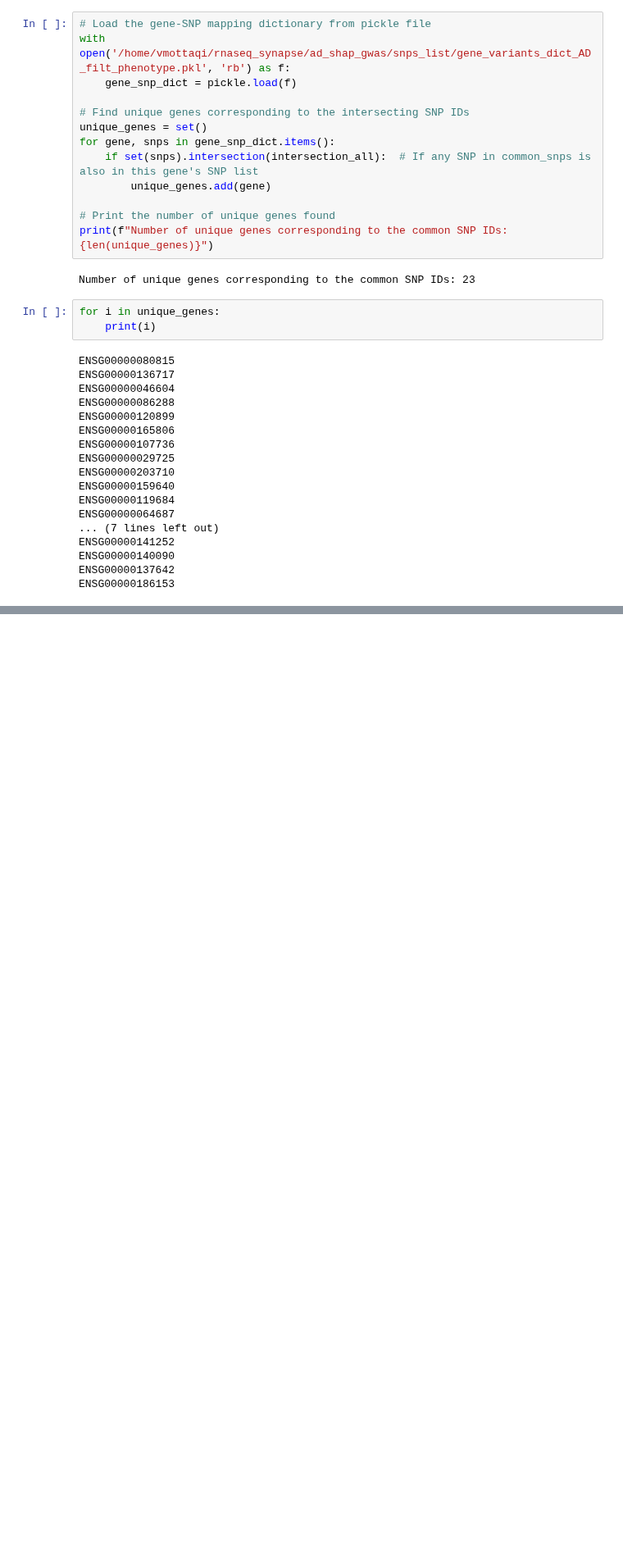
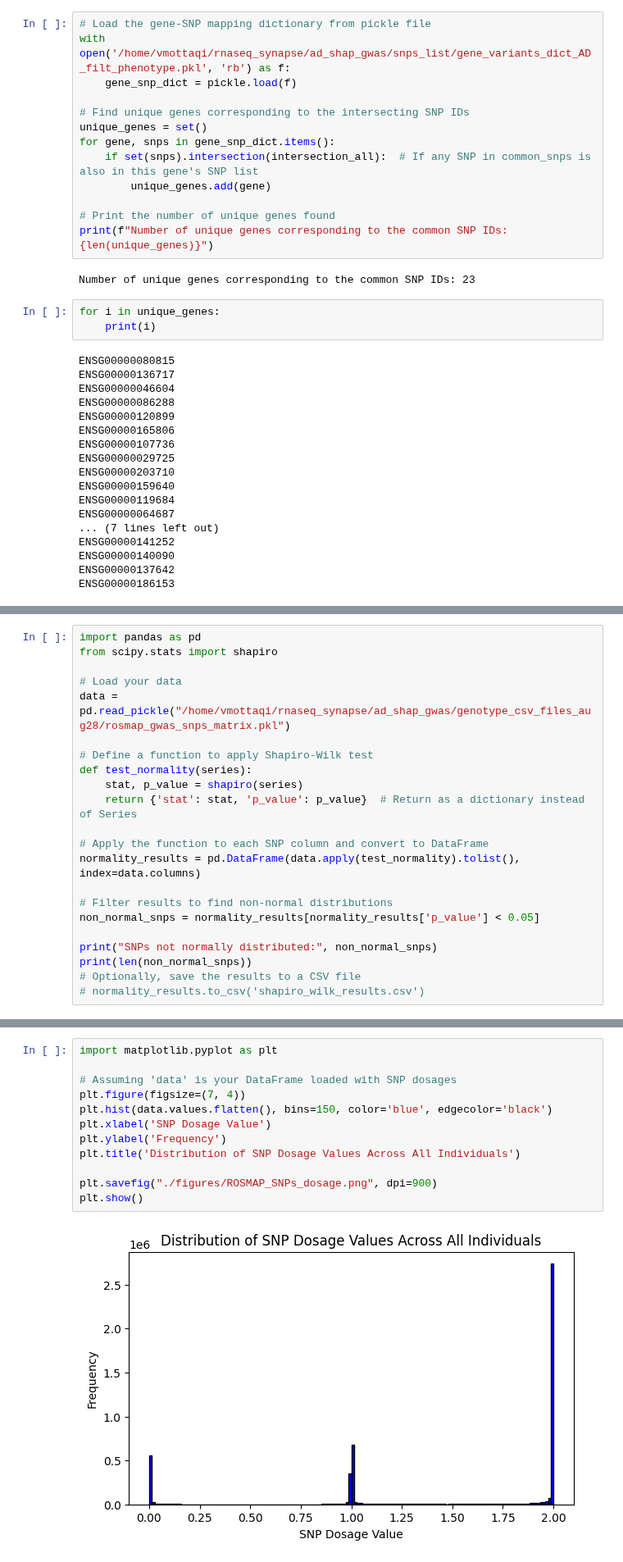
Before and after one commit to mmottaqii/AD-Biomarkers-MultiOmics, a Jupyter notebook: scripts/review_aug_26.ipynb, the cells around one changed output, grey strips where cells are left out. Shown at 82% size. Drawn from its saved outputs; the diff is of its cells as text; blank space fills up the shorter version.

```diff
--- a/scripts/review_aug_26.ipynb
+++ b/scripts/review_aug_26.ipynb
@@ -1132,0 +1208,22 @@ ENSG00000186153
+# %%
+import pandas as pd
+from scipy.stats import shapiro
+
+# Load your data
+data = pd.read_pickle("/home/vmottaqi/rnaseq_synapse/ad_shap_gwas/genotype_csv_files_aug28/rosmap_gwas_snps_matrix.pkl")
+
+# Define a function to apply Shapiro-Wilk test
+def test_normality(series):
+    stat, p_value = shapiro(series)
+    return {'stat': stat, 'p_value': p_value}  # Return as a dictionary instead of Series
+
+# Apply the function to each SNP column and convert to DataFrame
+normality_results = pd.DataFrame(data.apply(test_normality).tolist(), index=data.columns)
+
+# Filter results to find non-normal distributions
+non_normal_snps = normality_results[normality_results['p_value'] < 0.05]
+
+print("SNPs not normally distributed:", non_normal_snps)
+print(len(non_normal_snps))
+# Optionally, save the results to a CSV file
+# normality_results.to_csv('shapiro_wilk_results.csv')
@@ -1132,0 +1247,14 @@ ENSG00000186153
+# %%
+import matplotlib.pyplot as plt
+
+# Assuming 'data' is your DataFrame loaded with SNP dosages
+plt.figure(figsize=(7, 4))
+plt.hist(data.values.flatten(), bins=150, color='blue', edgecolor='black')
+plt.xlabel('SNP Dosage Value')
+plt.ylabel('Frequency')
+plt.title('Distribution of SNP Dosage Values Across All Individuals')
+
+plt.savefig("./figures/ROSMAP_SNPs_dosage.png", dpi=900)
+plt.show()
+# %% [output]
+[figure, added]
```
Also changed, not shown: parts of 25 cells of this notebook.
